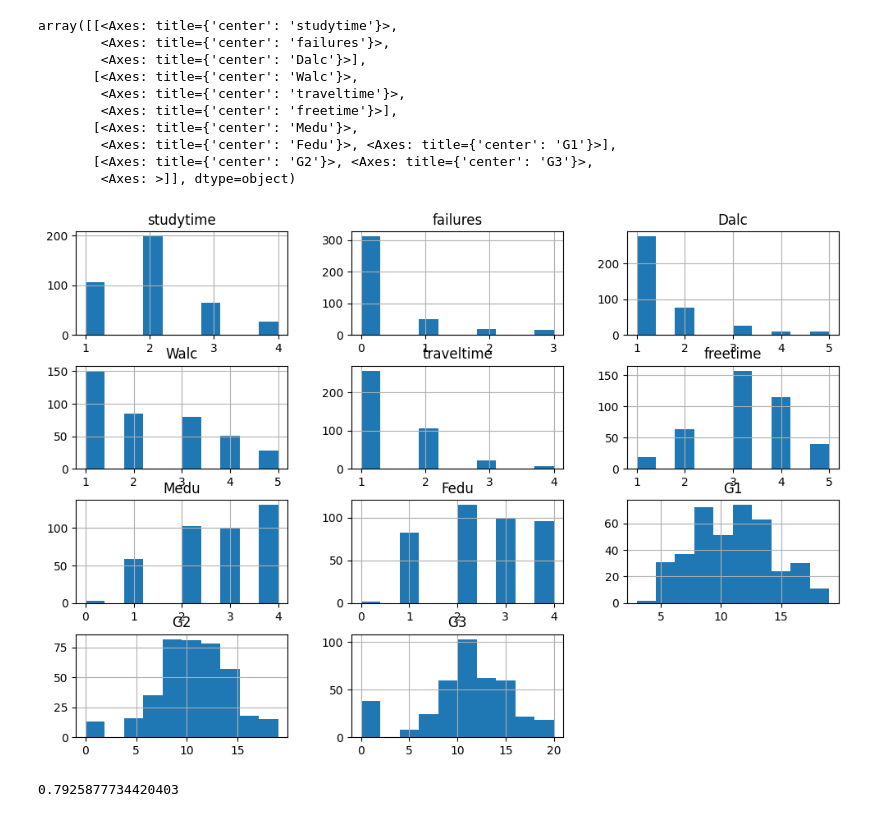
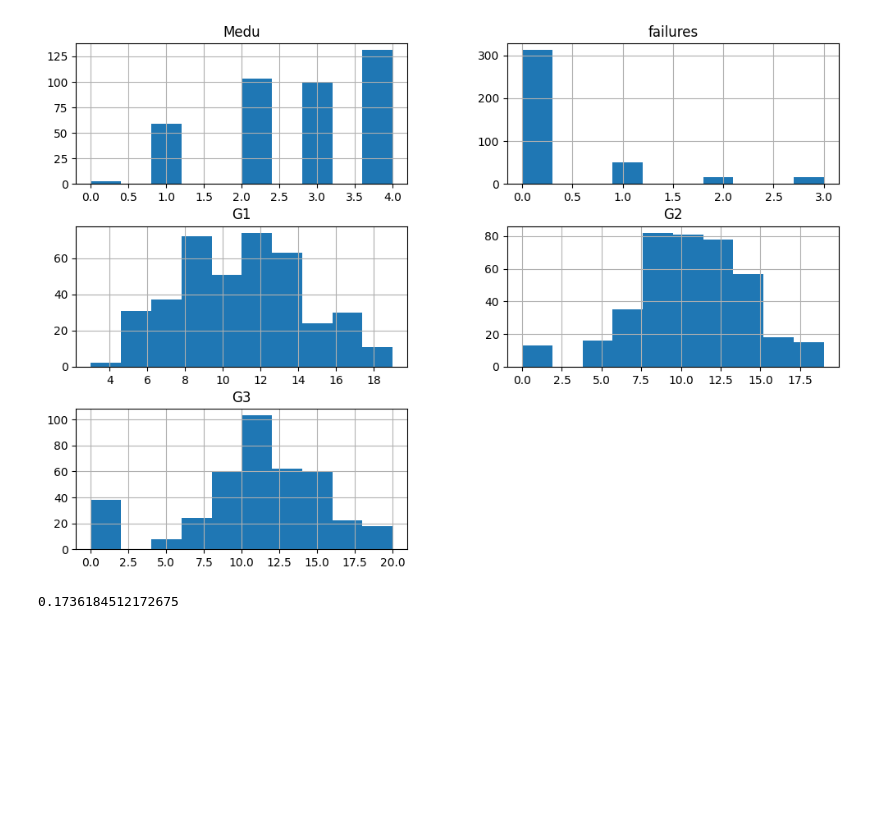
Before and after one commit to Matdrox/grade-predictor, a Jupyter notebook: test.ipynb, the cells around one changed output. Cells and saved outputs as stored; diff of their text form; code cells hidden in the pictures; blank space fills up the shorter version.

```diff
--- a/test.ipynb
+++ b/test.ipynb
@@ -39,38 +39,29 @@ sns.heatmap(corr_matrix, annot=True)
 # %%
 corr_matrix['G3'].sort_values(ascending=False)
 
 # features = ['Medu', 'Fedu', 'studytime', 'famrel']
 
-features = ['studytime', 'failures', 'Dalc', 'Walc', 'traveltime', 'freetime',  'Medu', 'Fedu',
-                   'sex', 'school', 'address', 'Mjob', 'Fjob', 'reason', 'guardian', 'schoolsup',
-                   'higher', 'internet', 'G1', 'G2', 'G3']
+features = ['Medu', 'failures', 'G1', 'G2', 'G3']
 
 df_reduced = df[features].copy()
 df_reduced.hist(figsize=(12, 8))
 
 # df_reduced['G']=(df_reduced['G1']+df_reduced['G2']+df_reduced['G3'])/3
-# df_reduced.drop(['G1', 'G2', 'G3'], axis=1, inplace=True)
+df_reduced.drop(['G1', 'G2'], axis=1, inplace=True)
 # %% [output]
-array([[<Axes: title={'center': 'studytime'}>,
-        <Axes: title={'center': 'failures'}>,
-        <Axes: title={'center': 'Dalc'}>],
-       [<Axes: title={'center': 'Walc'}>,
-        <Axes: title={'center': 'traveltime'}>,
-        <Axes: title={'center': 'freetime'}>],
-       [<Axes: title={'center': 'Medu'}>,
-        <Axes: title={'center': 'Fedu'}>, <Axes: title={'center': 'G1'}>],
-       [<Axes: title={'center': 'G2'}>, <Axes: title={'center': 'G3'}>,
-        <Axes: >]], dtype=object)
-[figure, old version]
+[figure, new version]
 # %%
 from sklearn.preprocessing import OneHotEncoder
 from sklearn.preprocessing import StandardScaler
 from sklearn.compose import ColumnTransformer
 
-features_cat = ['sex', 'school', 'address', 'Mjob', 'Fjob',
-                'reason', 'schoolsup', 'guardian', 'higher', 'internet']
+# features_cat = ['sex', 'school', 'address', 'Mjob', 'Fjob',
+#                 'reason', 'schoolsup', 'guardian', 'higher', 'internet']
+# features_cat = ['']
 
-df_reduced_cat = pd.get_dummies(df_reduced, columns=features_cat)
+# df_reduced_cat = pd.get_dummies(df_reduced, columns=features_cat)
+
+df_reduced_cat = df_reduced.copy()
 
 X = np.array(df_reduced_cat.drop(['G3'], axis=1))
 y = np.array(df_reduced_cat['G3'])
@@ -84,9 +75,9 @@ X_train, X_test, y_train, y_test = train_test_split(X, y, test_size=0.25, random
 
 from sklearn.linear_model import SGDRegressor
 
-sgd_reg = SGDRegressor(penalty="l2")
+sgd_reg = SGDRegressor(penalty='l2')
 sgd_reg.fit(X_train, y_train)
 
 print(sgd_reg.score(X_test, y_test))
 # %% [output]
-0.7925877734420403
+0.1736184512172675
```
Also changed, not shown: parts of 2 cells of this notebook.
